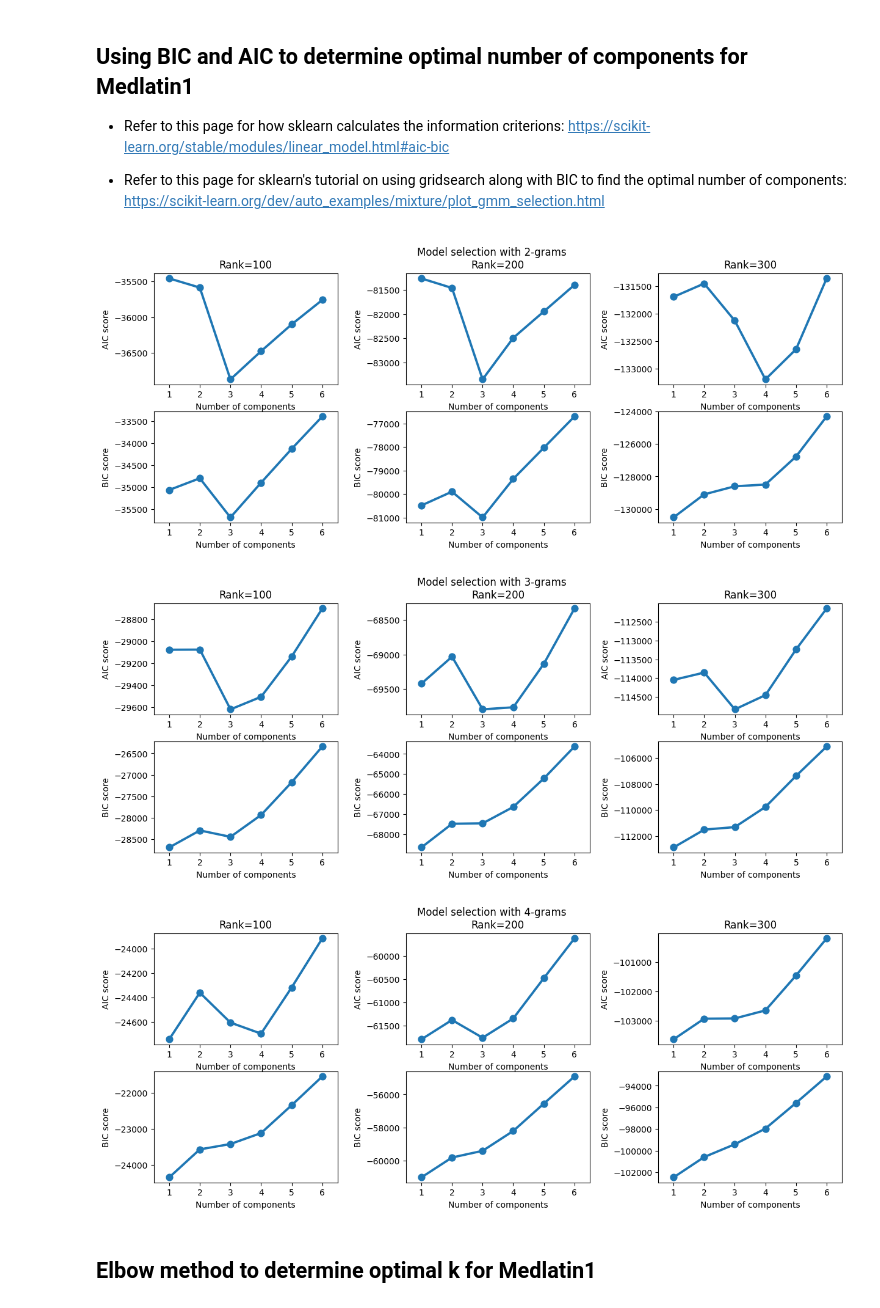
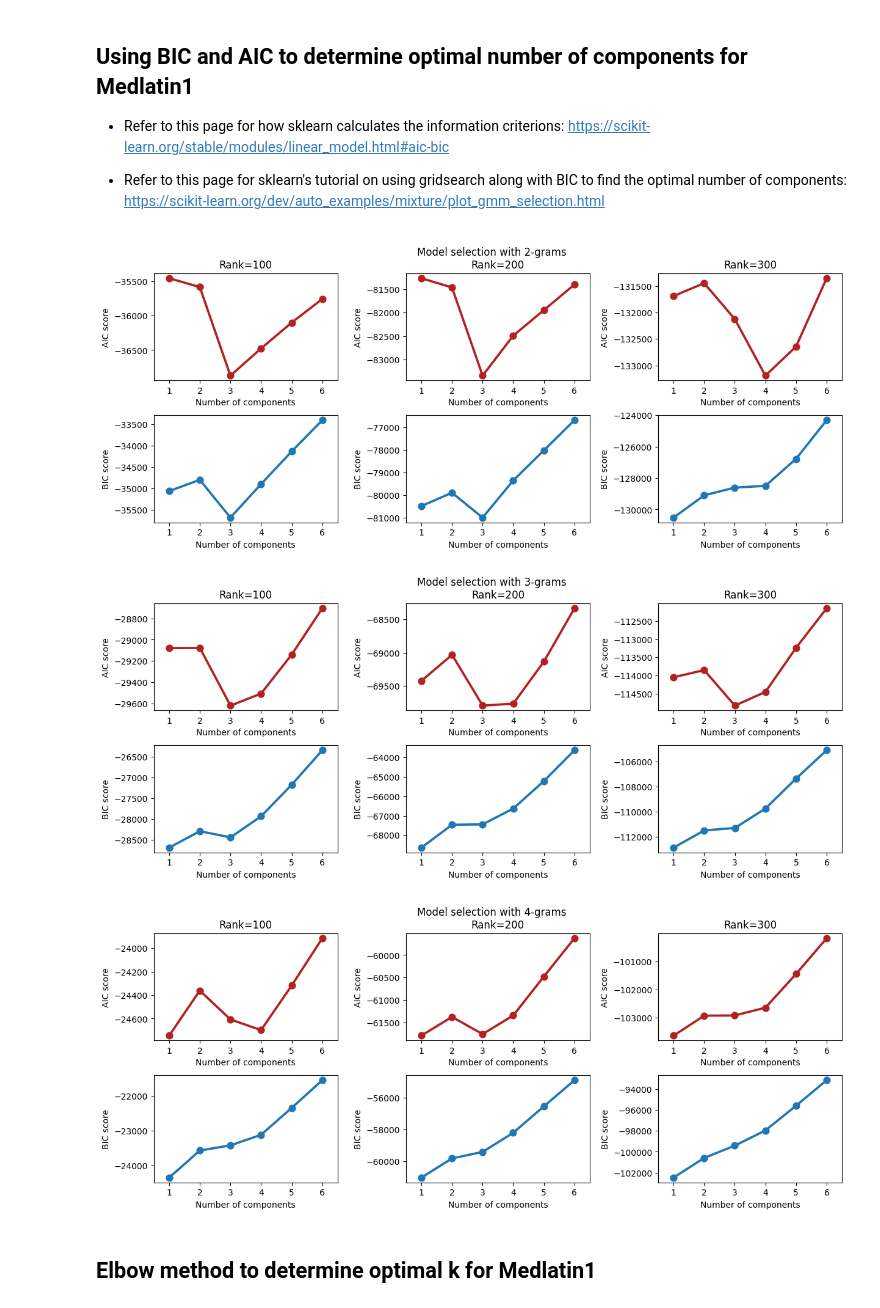
Before and after one commit to johannes-hp/BoB-thesis, a Jupyter notebook: MedLatin-scripts/medlatin1_optimal_k.ipynb, the cells around one changed output. Drawn from its saved outputs; the diff is of its cells as text; code cells hidden in the pictures.

Commit message:
Update optimal k and save plot

```diff
--- a/MedLatin-scripts/medlatin1_optimal_k.ipynb
+++ b/MedLatin-scripts/medlatin1_optimal_k.ipynb
@@ -88,9 +89,9 @@ for filename in os.listdir(path):
             tfidf_dict[ngram][rank] = np.genfromtxt(os.path.join(path, filename), delimiter=',')
 # %%
 grid_search_dict = {}
-for ngram in tfidf_dict:
+for ngram in tqdm(tfidf_dict):
     grid_search_dict[ngram] = {}
-    for rank in tfidf_dict[ngram]:
+    for rank in tqdm(tfidf_dict[ngram]):
         grid_search_dict[ngram][rank] = {}
         X = tfidf_dict[ngram][rank]
         param_grid = {
@@ -118,43 +119,42 @@ sns_orange = sns.color_palette()[1]
 # %%
 n = 2
 fig, axes = plt.subplots(2, 3)
 fig.set_size_inches(12, 5)
 fig.suptitle(f'Model selection with {n}-grams')
-plt.tight_layout(w_pad=5)
+plt.tight_layout(w_pad=5, h_pad=2)
 
 for i, r in enumerate(sorted(tfidf_dict[n])):
 
     df_aic = grid_search_dict[n][r]['aic']
     aic_spher = grid_search_dict[n][r]['aic'][grid_search_dict[n][r]['aic']['Type of covariance'] == 'spherical']
 
     df_bic = grid_search_dict[n][r]['bic']
     bic_spher = grid_search_dict[n][r]['bic'][grid_search_dict[n][r]['bic']['Type of covariance'] == 'spherical']
 
     sns.pointplot(
-        data=df_aic.loc[(df_aic['Type of covariance'] != 'full') & (df_aic['Type of covariance'] != 'tied') & (df_aic['Type of covariance'] != 'diag')],
+        data=df_aic.loc[(df_aic['Type of covariance'] == 'spherical')],
         x="Number of components",
         y="AIC score",
-        #hue="Type of covariance",
+        color='firebrick',
         ax=axes[0][i]
     )
 
     axes[0][i].set_title(f'Rank={r}')
 
     sns.pointplot(
-        data=df_bic.loc[(df_bic['Type of covariance'] != 'full') & (df_bic['Type of covariance'] != 'tied') & (df_bic['Type of covariance'] != 'diag')],
+        data=df_bic.loc[(df_bic['Type of covariance'] == 'spherical')],
         x="Number of components",
         y="BIC score",
-        #hue="Type of covariance",
         ax=axes[1][i]
     )
 # %% [output]
-[figure, old version]
+[figure, new version]
 # %%
 n = 3
 fig, axes = plt.subplots(2, 3)
 fig.set_size_inches(12, 5)
 fig.suptitle(f'Model selection with {n}-grams')
-plt.tight_layout(w_pad=5)
+plt.tight_layout(w_pad=5, h_pad=2)
 
 for i, r in enumerate(sorted(tfidf_dict[n])):
 
@@ -165,30 +165,29 @@ for i, r in enumerate(sorted(tfidf_dict[n])):
     bic_spher = grid_search_dict[n][r]['bic'][grid_search_dict[n][r]['bic']['Type of covariance'] == 'spherical']
 
     sns.pointplot(
-        data=df_aic.loc[(df_aic['Type of covariance'] != 'full') & (df_aic['Type of covariance'] != 'tied') & (df_aic['Type of covariance'] != 'diag')],
+        data=df_aic.loc[(df_aic['Type of covariance'] == 'spherical')],
         x="Number of components",
         y="AIC score",
-        #hue="Type of covariance",
+        color='firebrick',
         ax=axes[0][i]
     )
 
     axes[0][i].set_title(f'Rank={r}')
 
     sns.pointplot(
-        data=df_bic.loc[(df_bic['Type of covariance'] != 'full') & (df_bic['Type of covariance'] != 'tied') & (df_bic['Type of covariance'] != 'diag')],
+        data=df_bic.loc[(df_bic['Type of covariance'] == 'spherical')],
         x="Number of components",
         y="BIC score",
-        #hue="Type of covariance",
         ax=axes[1][i]
     )
 # %% [output]
-[figure, old version]
+[figure, new version]
 # %%
 n = 4
 fig, axes = plt.subplots(2, 3)
 fig.set_size_inches(12, 5)
 fig.suptitle(f'Model selection with {n}-grams')
-plt.tight_layout(w_pad=5)
+plt.tight_layout(w_pad=5, h_pad=2)
 
 for i, r in enumerate(sorted(tfidf_dict[n])):
 
@@ -199,24 +198,23 @@ for i, r in enumerate(sorted(tfidf_dict[n])):
     bic_spher = grid_search_dict[n][r]['bic'][grid_search_dict[n][r]['bic']['Type of covariance'] == 'spherical']
 
     sns.pointplot(
-        data=df_aic.loc[(df_aic['Type of covariance'] != 'full') & (df_aic['Type of covariance'] != 'tied') & (df_aic['Type of covariance'] != 'diag')],
+        data=df_aic.loc[(df_aic['Type of covariance'] == 'spherical')],
         x="Number of components",
         y="AIC score",
-        #hue="Type of covariance",
+        color='firebrick',
         ax=axes[0][i]
     )
 
     axes[0][i].set_title(f'Rank={r}')
 
     sns.pointplot(
-        data=df_bic.loc[(df_bic['Type of covariance'] != 'full') & (df_bic['Type of covariance'] != 'tied') & (df_bic['Type of covariance'] != 'diag')],
+        data=df_bic.loc[(df_bic['Type of covariance'] == 'spherical')],
         x="Number of components",
         y="BIC score",
-        #hue="Type of covariance",
         ax=axes[1][i]
     )
 # %% [output]
-[figure, old version]
+[figure, new version]
 # %% [markdown]
 ## Elbow method to determine optimal k for Medlatin1
 # %%
```
Also changed, not shown: parts of 2 cells of this notebook, 1 other file.
